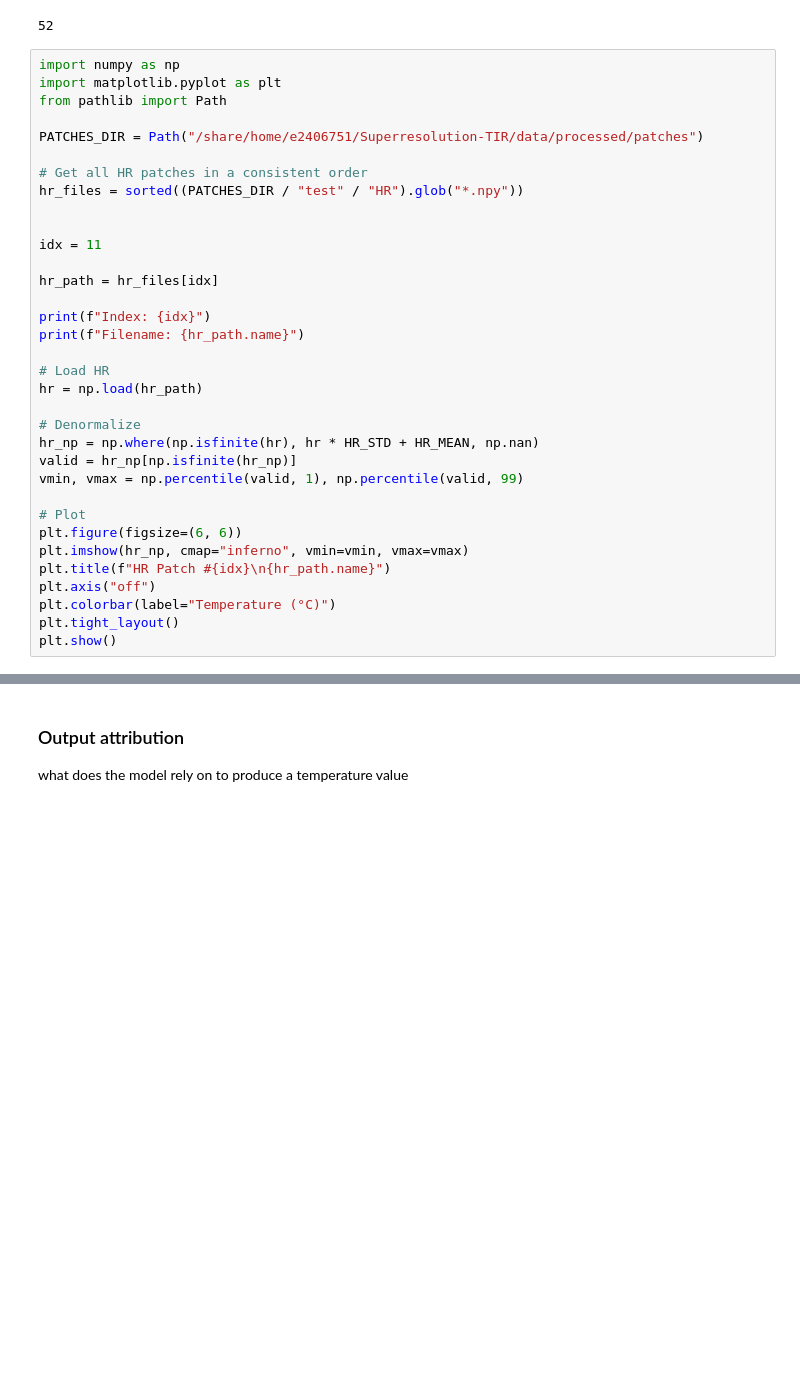
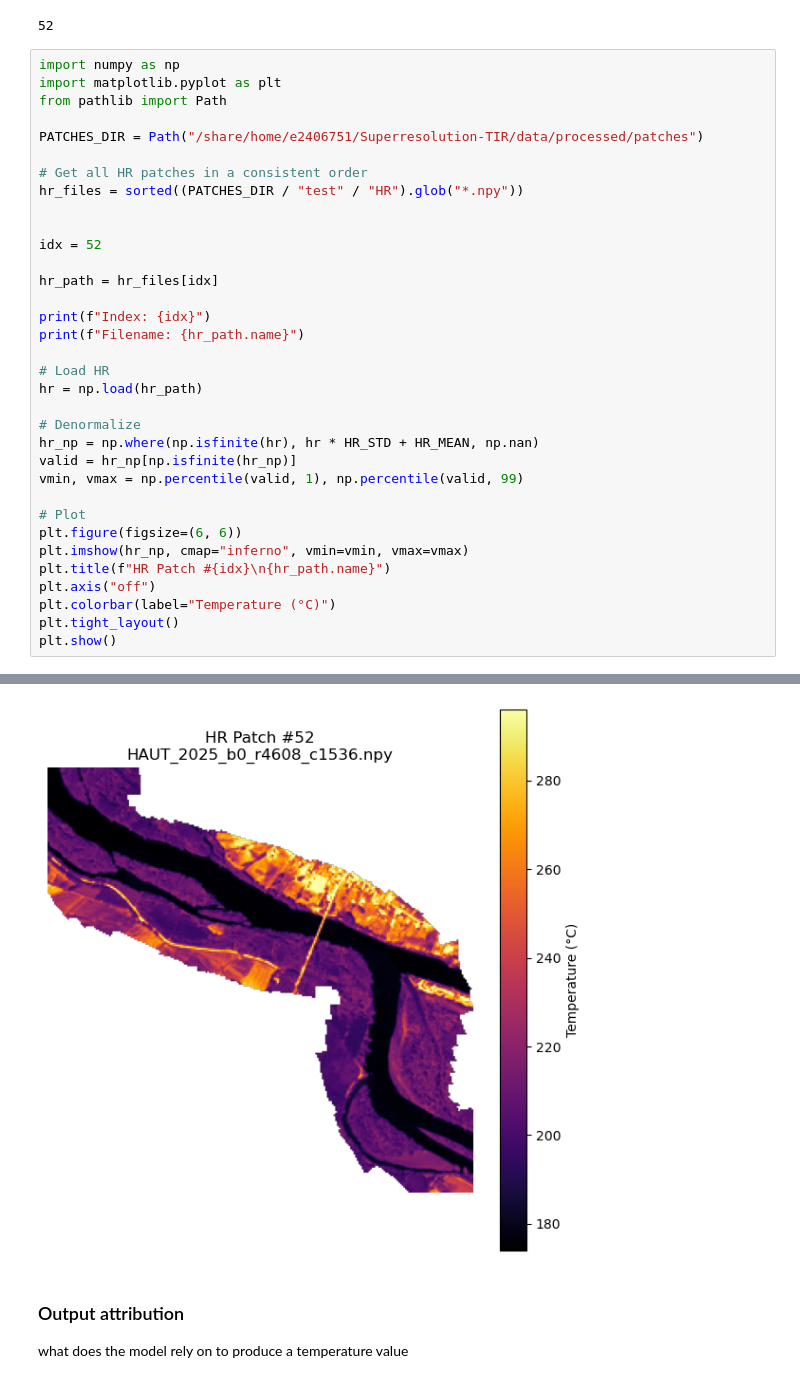
Before and after one commit to Ethel-Ogallo/Superresolution-TIR, a Jupyter notebook: notebooks/03_featureimportance.ipynb, the cells around one changed output, grey strips where cells are left out. Drawn from its saved outputs; the diff is of its cells as text; blank space fills up the shorter version.

```diff
--- a/notebooks/03_featureimportance.ipynb
+++ b/notebooks/03_featureimportance.ipynb
@@ -501,7 +501,7 @@ PATCHES_DIR = Path("/share/home/e2406751/Superresolution-TIR/data/processed/patc
 hr_files = sorted((PATCHES_DIR / "test" / "HR").glob("*.npy"))
 
 
-idx = 11
+idx = 52
 
 hr_path = hr_files[idx]
 
@@ -524,3 +524,4 @@ plt.axis("off")
 plt.colorbar(label="Temperature (°C)")
 plt.tight_layout()
 plt.show()
+# %% [output]
@@ -527,3 +530,4 @@ plt.show()
+[figure, added]
 # %% [markdown]
 ### Output attribution
 what does the model rely on to produce a temperature value
```
Also changed, not shown: parts of 1 cell of this notebook, 19 other files.
